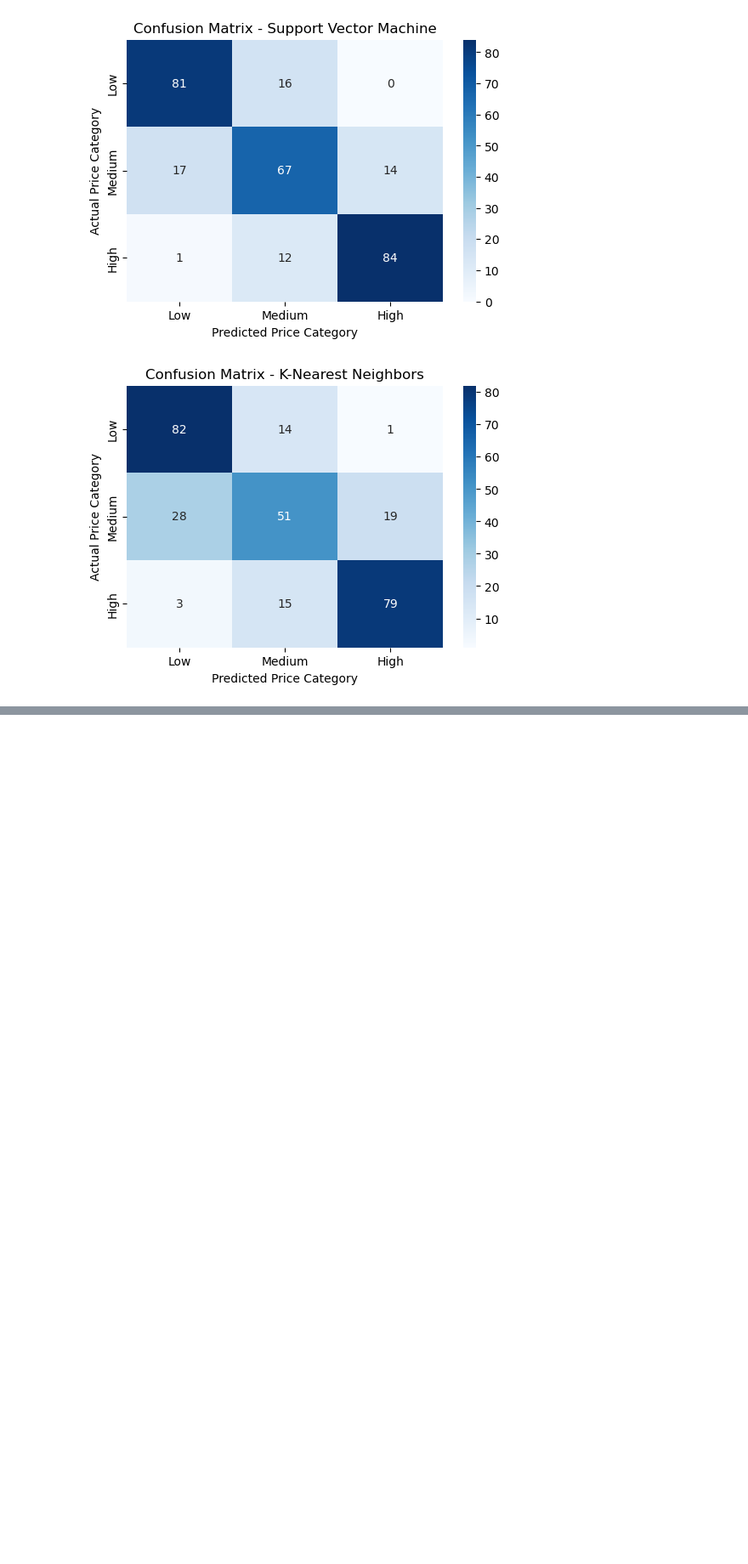
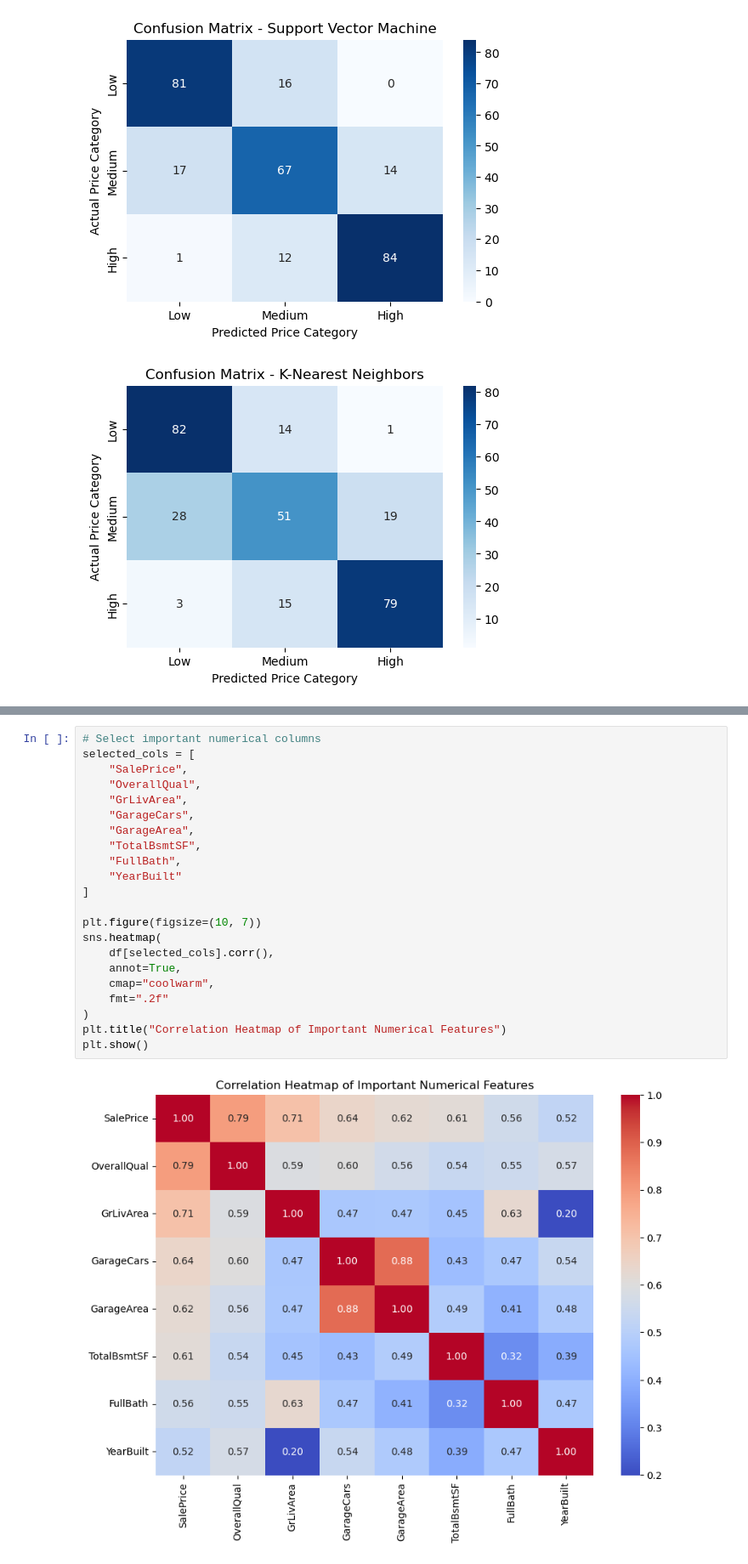
Before and after one commit to MohammadRafi21/House-Prices-Advanced-Regression, a Jupyter notebook: House_Price_Classification.ipynb, the cells around one changed output, grey strips where cells are left out. Shown at 85% size. Cells and saved outputs as stored; diff of their text form; blank space fills up the shorter version.

```diff
--- a/House_Price_Classification.ipynb
+++ b/House_Price_Classification.ipynb
@@ -314,0 +355,24 @@ for model_name, model in models.items():
+# %%
+# Select important numerical columns
+selected_cols = [
+    "SalePrice",
+    "OverallQual",
+    "GrLivArea",
+    "GarageCars",
+    "GarageArea",
+    "TotalBsmtSF",
+    "FullBath",
+    "YearBuilt"
+]
+
+plt.figure(figsize=(10, 7))
+sns.heatmap(
+    df[selected_cols].corr(),
+    annot=True,
+    cmap="coolwarm",
+    fmt=".2f"
+)
+plt.title("Correlation Heatmap of Important Numerical Features")
+plt.show()
+# %% [output]
+[figure, added]
```
Also changed, not shown: parts of 6 cells of this notebook.
